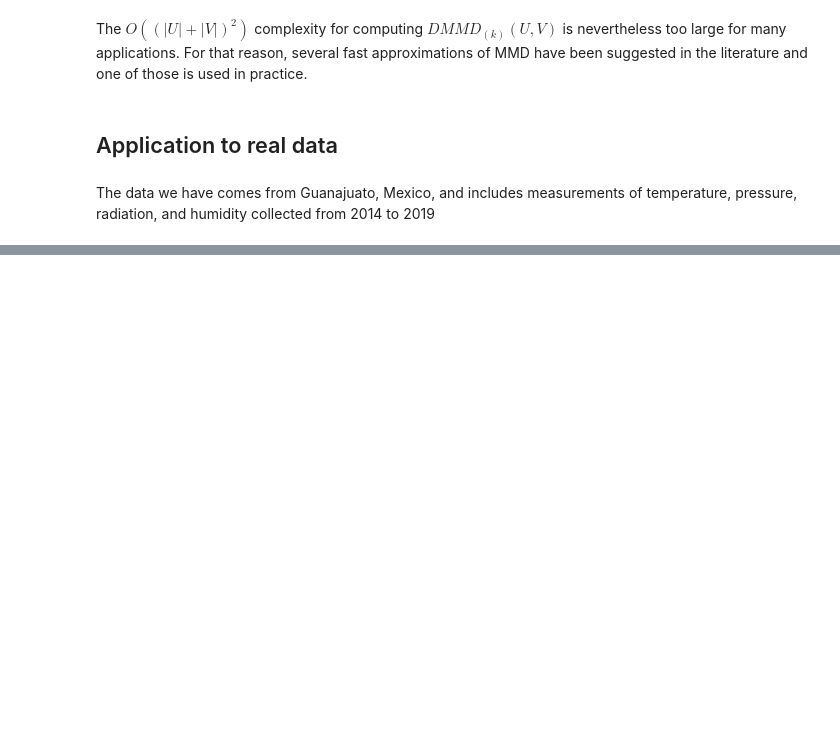
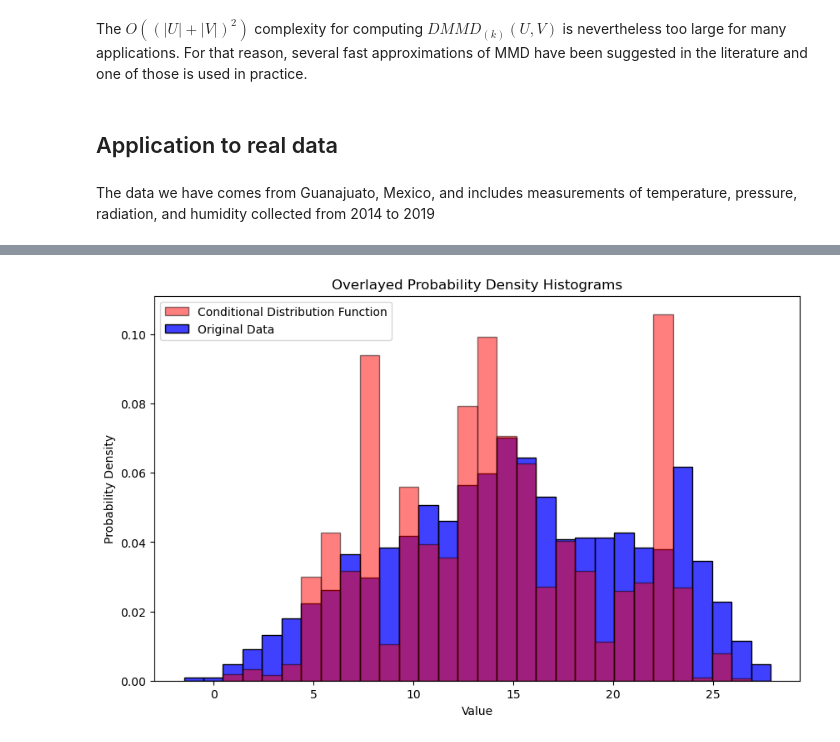
Before and after one commit to DanielaAndaluz/Distributional_Regression, a Jupyter notebook: DRF.ipynb, the cells around one changed output, grey strips where cells are left out. Saved outputs shown, nothing was run; the diff lists cells and outputs as text; code cells hidden in the pictures; blank space fills up the shorter version.

Commit message:
Finished first approach

```diff
--- a/DRF.ipynb
+++ b/DRF.ipynb
@@ -136,4 +183,19 @@ out = DRF.predict(newdata = X_test)
 # %%
-# many distributional functionals are implemented and do not need to be manually computed from the weights
-out = DRF.predict(newdata = X_test, functional = "mean")
-print(out.mean[0:10])
+plt.figure(figsize=(10, 6))
+
+# Plot the first histogram (original data)
+sns.histplot(Y_test, kde=False, stat='density', bins=30, color='blue', edgecolor='black', label='Original Data')
+
+# Plot the second histogram (conditional distribution function)
+plt.hist(y_test, bins=30, weights=CDF, density=False, color='red', alpha=0.5, edgecolor='black', label='Conditional Distribution Function')
+
+# Add labels and title
+plt.xlabel('Value')
+plt.ylabel('Probability Density')
+plt.title('Overlayed Probability Density Histograms')
+plt.legend()
+
+# Show the plot
+plt.show()
+# %% [output]
+[figure, added]
```
Also changed, not shown: parts of 14 cells of this notebook.
